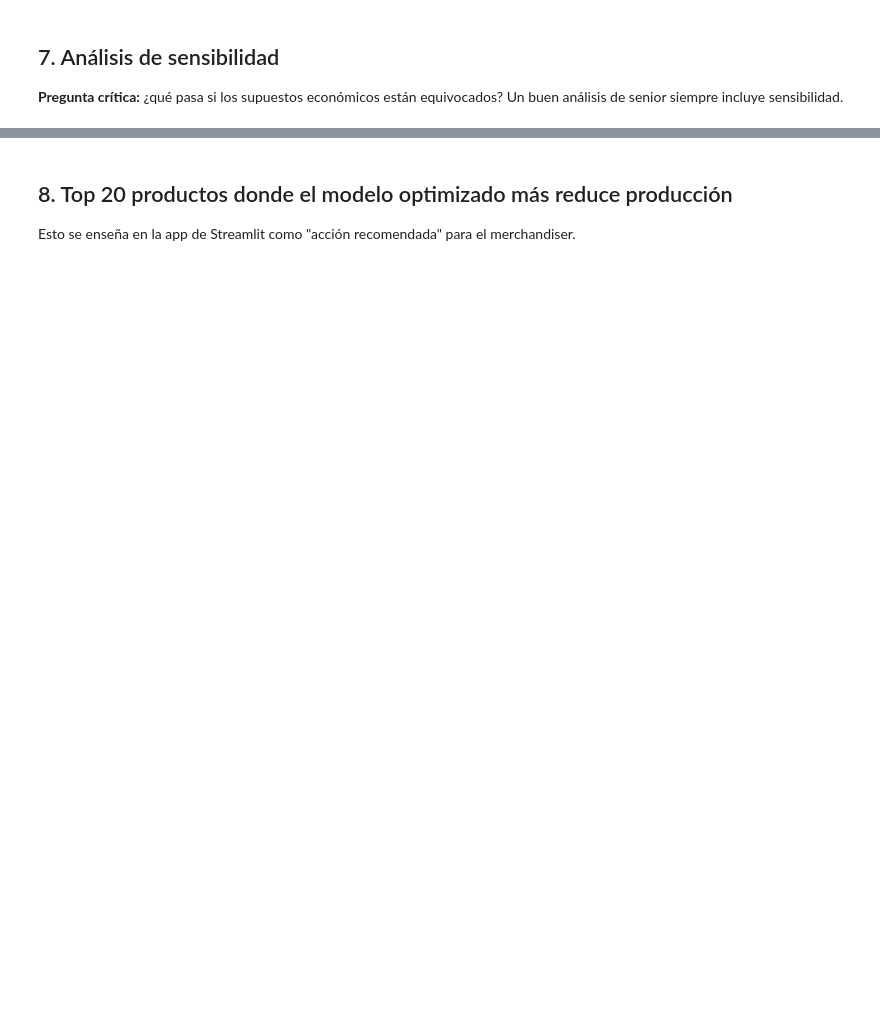
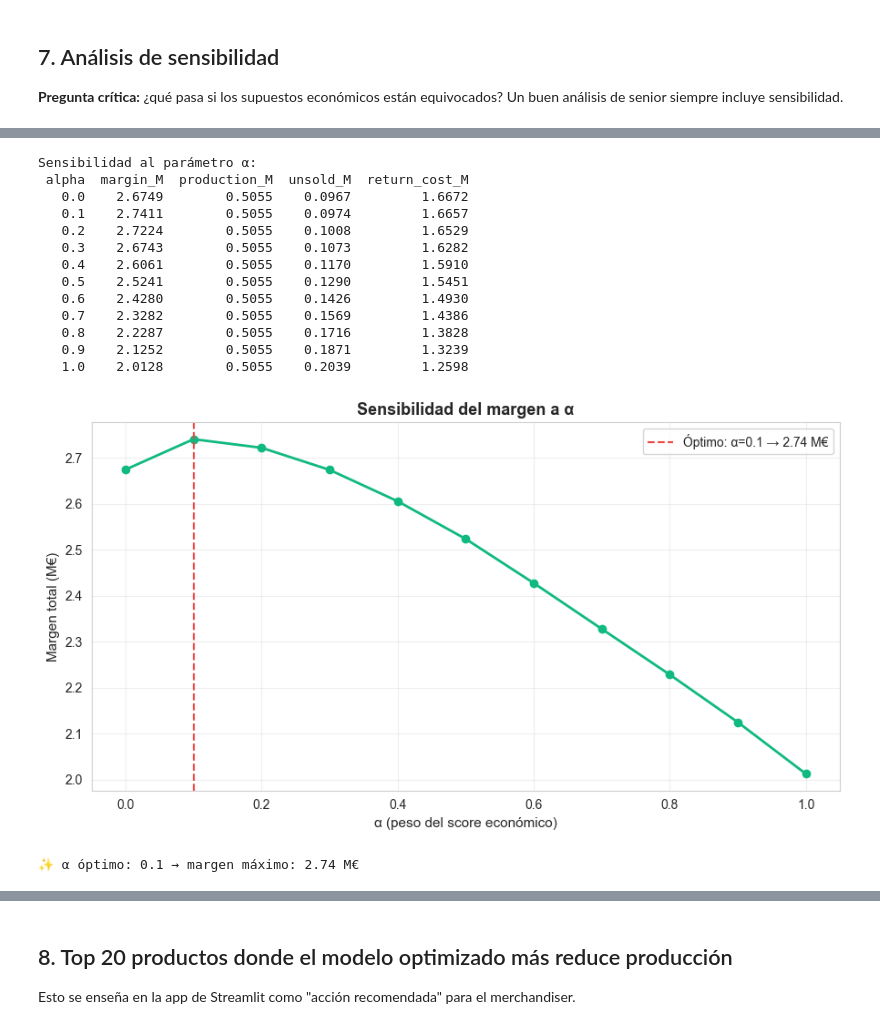
Before and after one commit to EstherBarrancoMotos/fashion-ai-engine, a Jupyter notebook: notebooks/04_simulator.ipynb, the cells around one changed output, grey strips where cells are left out. Drawn from its saved outputs; the diff is of its cells as text; code cells hidden in the pictures; blank space fills up the shorter version.

```diff
--- a/notebooks/04_simulator.ipynb
+++ b/notebooks/04_simulator.ipynb
@@ -305,21 +351,3 @@ plt.show()
 ## 7. Análisis de sensibilidad
 
 **Pregunta crítica:** ¿qué pasa si los supuestos económicos están equivocados? Un buen análisis de senior siempre incluye sensibilidad.
-# %%
-# Variamos α (la sensibilidad a devoluciones del modelo optimizado) entre 0 y 1
-alphas = np.linspace(0, 1, 11)
-results = []
-
-for alpha in alphas:
-    df['prod_temp'] = df.apply(lambda r: policy_optimized(r, alpha=alpha), axis=1)
-    pnl, _ = simulate_scenario(df, 'prod_temp', f'alpha={alpha:.1f}')
-    results.append({
-        'alpha': alpha,
-        'margin_M': pnl['total_margin'] / 1e6,
-        'production_M': pnl['total_production'] / 1e6,
-        'unsold_M': pnl['total_unsold'] / 1e6,
-    })
-
-sensitivity_df = pd.DataFrame(results)
-print('Sensibilidad al parámetro α:')
-print(sensitivity_df.to_string(index=False))
@@ -359,0 +354,58 @@ print(f'\n✨ α óptimo: {best_alpha:.1f} → margen máximo: {best_margin:.1f}
+# %%
+# ============================================================
+# 7. Sensibilidad al parámetro α (cálculo unificado tabla + gráfico)
+# ============================================================
+alphas = np.linspace(0, 1, 11)
+sens_rows = []
+for a in alphas:
+    df['_prod_tmp'] = policy_optimized_reassign(df, total_budget, alpha=a)
+    summary, _ = simulate_scenario(df, '_prod_tmp', f'alpha_{a:.1f}')
+    sens_rows.append({
+        'alpha': a,
+        'margin_M': summary['total_margin'] / 1e6,
+        'production_M': summary['total_production'] / 1e6,
+        'unsold_M': summary['total_unsold'] / 1e6,
+        'return_cost_M': summary['total_return_cost'] / 1e6,
+    })
+df.drop(columns=['_prod_tmp'], inplace=True)
+
+sensitivity_df = pd.DataFrame(sens_rows)
+print("Sensibilidad al parámetro α:")
+print(sensitivity_df.round(4).to_string(index=False))
+
+# Gráfico (usa LA MISMA tabla)
+best = sensitivity_df.loc[sensitivity_df['margin_M'].idxmax()]
+fig, ax = plt.subplots(figsize=(9, 5))
+ax.plot(sensitivity_df['alpha'], sensitivity_df['margin_M'], 'o-', linewidth=2, color='#10b981')
+ax.axvline(best['alpha'], ls='--', color='#ef4444',
+           label=f"Óptimo: α={best['alpha']:.1f} → {best['margin_M']:.2f} M€")
+ax.set_xlabel('α (peso del score económico)', fontsize=11)
+ax.set_ylabel('Margen total (M€)', fontsize=11)
+ax.set_title('Sensibilidad del margen a α', fontsize=13, fontweight='bold')
+ax.legend()
+ax.grid(alpha=0.3)
+plt.tight_layout()
+
+from pathlib import Path
+Path('reports/figures').mkdir(parents=True, exist_ok=True)
+plt.savefig('reports/figures/10_simulator_sensitivity.png', dpi=120, bbox_inches='tight')
+
+plt.show()
+
+print(f"\n✨ α óptimo: {best['alpha']:.1f} → margen máximo: {best['margin_M']:.2f} M€")
+# %% [output]
+Sensibilidad al parámetro α:
+ alpha  margin_M  production_M  unsold_M  return_cost_M
+   0.0    2.6749        0.5055    0.0967         1.6672
+   0.1    2.7411        0.5055    0.0974         1.6657
+   0.2    2.7224        0.5055    0.1008         1.6529
+   0.3    2.6743        0.5055    0.1073         1.6282
+   0.4    2.6061        0.5055    0.1170         1.5910
+   0.5    2.5241        0.5055    0.1290         1.5451
+   0.6    2.4280        0.5055    0.1426         1.4930
+   0.7    2.3282        0.5055    0.1569         1.4386
+   0.8    2.2287        0.5055    0.1716         1.3828
+   0.9    2.1252        0.5055    0.1871         1.3239
+   1.0    2.0128        0.5055    0.2039         1.2598
+[figure, added]
+✨ α óptimo: 0.1 → margen máximo: 2.74 M€
```
Also changed, not shown: parts of 18 cells of this notebook, 4 other files.
